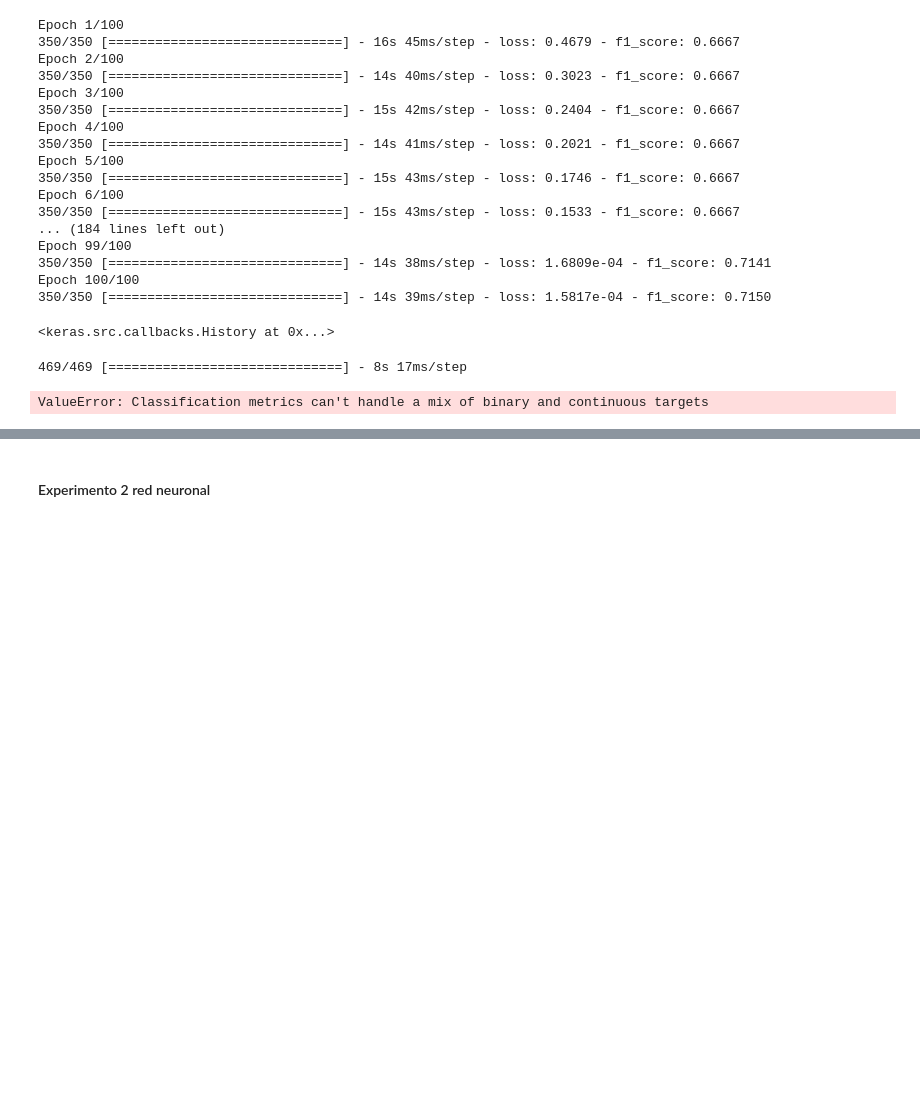
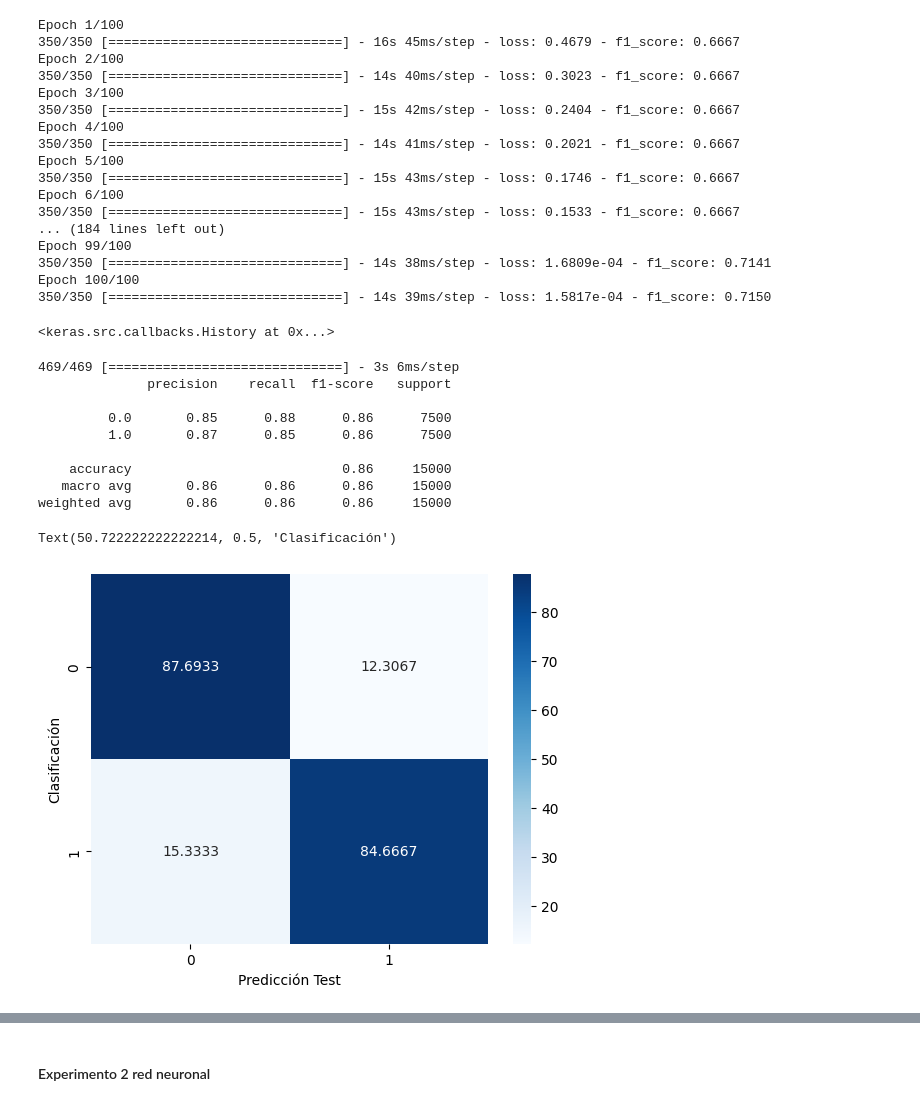
Before and after one commit to sttesta3/7506R-1C2024-GRUPO08, a Jupyter notebook: TP2_BayesNaive2.ipynb, the cells around one changed output, grey strips where cells are left out. Cells and saved outputs as stored; diff of their text form; code cells hidden in the pictures; blank space fills up the shorter version.

```diff
--- a/TP2_BayesNaive2.ipynb
+++ b/TP2_BayesNaive2.ipynb
@@ -1257,13 +1257,22 @@ Epoch 100/100
 <keras.src.callbacks.History at 0x...>
 # %%
 # EVALUACION
-y_pred = model.predict(X2_test)
+y_pred = np.round(model.predict(X2_test))
 print(classification_report(Y2_test,y_pred))
 
 cm = confusion_matrix(Y2_test,y_pred,normalize='true')*100
 sns.heatmap(cm, cmap='Blues',annot=True,fmt='g')
 plt.xlabel('Predicción Test')
 plt.ylabel('Clasificación')
 # %% [output]
-469/469 [==============================] - 8s 17ms/step
+469/469 [==============================] - 3s 6ms/step
+              precision    recall  f1-score   support
+
+         0.0       0.85      0.88      0.86      7500
+         1.0       0.87      0.85      0.86      7500
+
+    accuracy                           0.86     15000
+   macro avg       0.86      0.86      0.86     15000
+weighted avg       0.86      0.86      0.86     15000
-ValueError: Classification metrics can't handle a mix of binary and continuous targets
+Text(50.722222222222214, 0.5, 'Clasificación')
+[figure, added]
```
Also changed, not shown: parts of 6 cells of this notebook.
